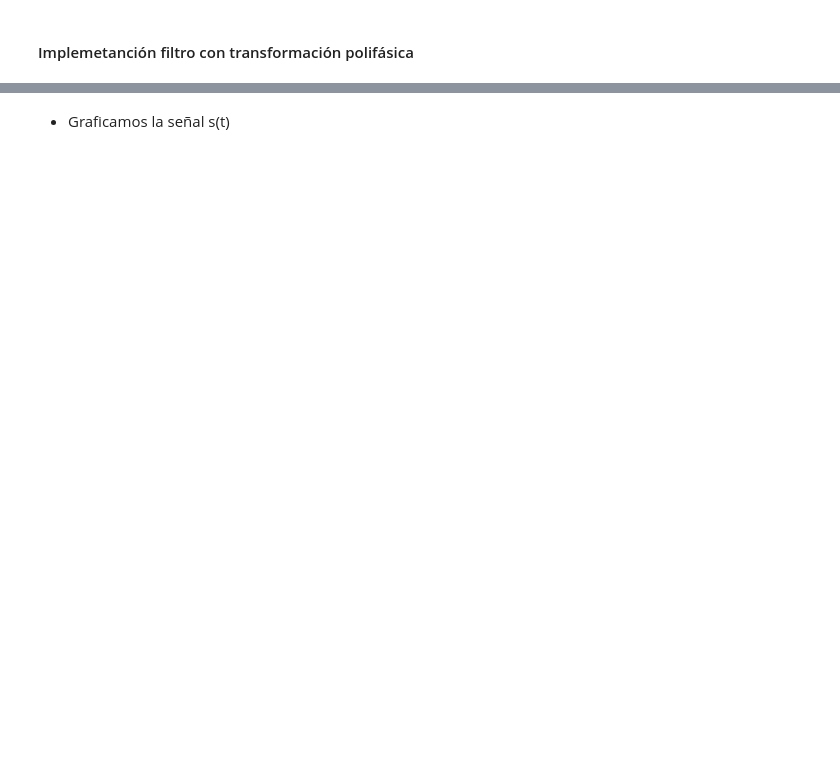
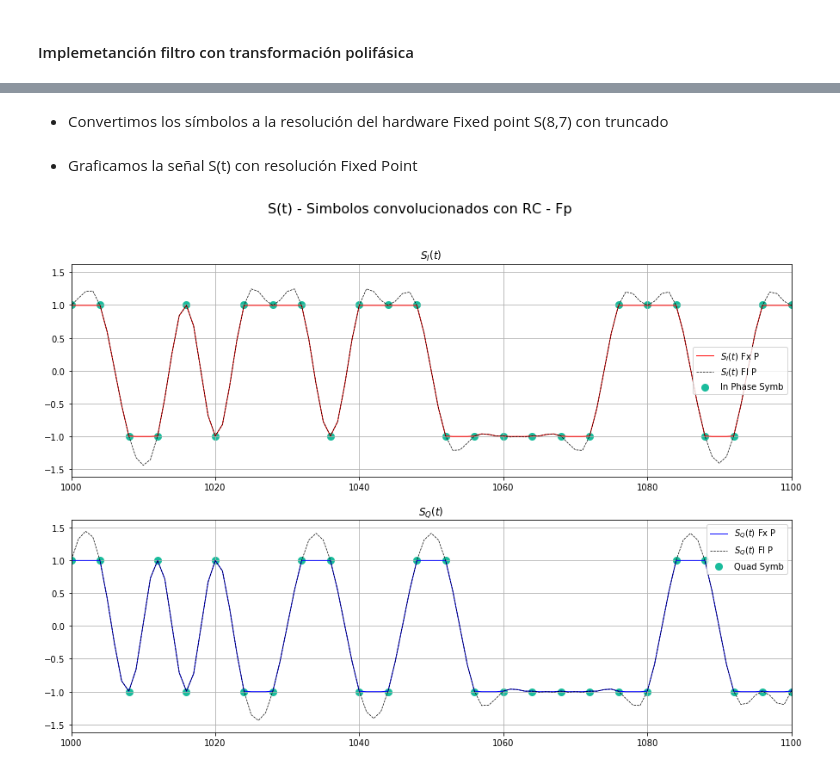
Before and after one commit to matias-dogliani/diseno_digital, a Jupyter notebook: Tp5/Ej2.ipynb, the cells around one changed output, grey strips where cells are left out. Saved outputs shown, nothing was run; the diff lists cells and outputs as text; code cells hidden in the pictures; blank space fills up the shorter version.

```diff
--- a/Tp5/Ej2.ipynb
+++ b/Tp5/Ej2.ipynb
@@ -194,5 +198,8 @@ plt.show()
 En vez de implementar el filtro de la figura se puede aplicar una **transformación polifásica**, dividir la señal en las 4 fases (N=4) y así lograr un hardware de 4 veces menor longitud y así más simple de implementar.
 
 La longitud de cada filtro será N x NBaudiosRC / N
+# %%
+(t,h) = rcosine(rolloff,T,N,NB,Norm=False)
+txSymbISoft = np.convolve(hFp,akIup,'same')
 # %% [markdown]
 #### Implemetanción filtro con transformación polifásica
@@ -201,0 +206,8 @@ txSymbI =
+# %%
+lFilt = int( (len(h)-1) / N)             #Longitud de Filtro por fase
+
+txSymbI = []                   #Salida In Phase - Simbolos convolucionados
+txSymbQ = []                   #Salida In Quadrature
+
+ConvRegI = fm.ff(lFilt)                   #Reg para convolucion
+ConvRegQ = fm.ff(lFilt)                   #Reg para convolucion de SymbQ
@@ -202,2 +266,44 @@ txSymbI =
+# %% [markdown]
+* Convertimos los símbolos a la resolución del hardware Fixed point S(8,7) con truncado
+# %%
+FpI = arrayFixedInt(8,7, txSymbI,'S',
+    roundMode='trunc', saturateMode='saturate')
+txSymbIFp = [FixedPointValue.fValue for FixedPointValue in FpI]
+
+FpQ = arrayFixedInt(8,7, txSymbQ,'S',
+    roundMode='trunc', saturateMode='saturate')
+txSymbQFp = [FixedPointValue.fValue for FixedPointValue in FpQ]
 # %% [markdown]
-* Graficamos la señal s(t)
+* Graficamos la señal S(t) con resolución Fixed Point
+# %%
+
+convDelay = int(len(hFp)/2) + N                        # + N por que es como upsamplear
+
+fig=plt.figure(figsize=[15,10])
+fig.suptitle('S(t) - Simbolos convolucionados con RC - Fp', fontsize=16)
+
+sp1= plt.subplot(2,1,1)
+sp1.set_title("$S_I(t)$")
+plt.plot(txSymbIFp,'r-',linewidth=1.0,label="$S_I(t)$ Fx P")
+plt.plot(txSymbI,'k--',linewidth=.70,label="$S_I(t)$ Fl P")
+plt.scatter([i + convDelay for i in np.where(akIup!=0)],akIup[akIup!=0],lw=3,
+            label="In Phase Symb",color="#1abc9c")
+plt.legend()
+plt.xlim(1000,1100)
+plt.grid(True)
+
+
+sp2 = plt.subplot(2,1,2)
+sp2.set_title("$S_Q(t)$")
+plt.plot(txSymbQFp,'b-',linewidth=1.0,label="$S_Q(t)$ Fx P")
+plt.plot(txSymbQ,'k--',linewidth=.70,label="$S_Q(t)$ Fl P")
+plt.scatter([i + convDelay for i in np.where(akQup!=0)],akQup[akQup!=0],lw=3,
+            label="Quad Symb",color="#1abc9c")
+plt.legend()
+plt.xlim(1000,1100)
+plt.grid(True)
+
+
+plt.show()
+# %% [output]
+[figure, added]
```
Also changed, not shown: parts of 18 cells of this notebook.
